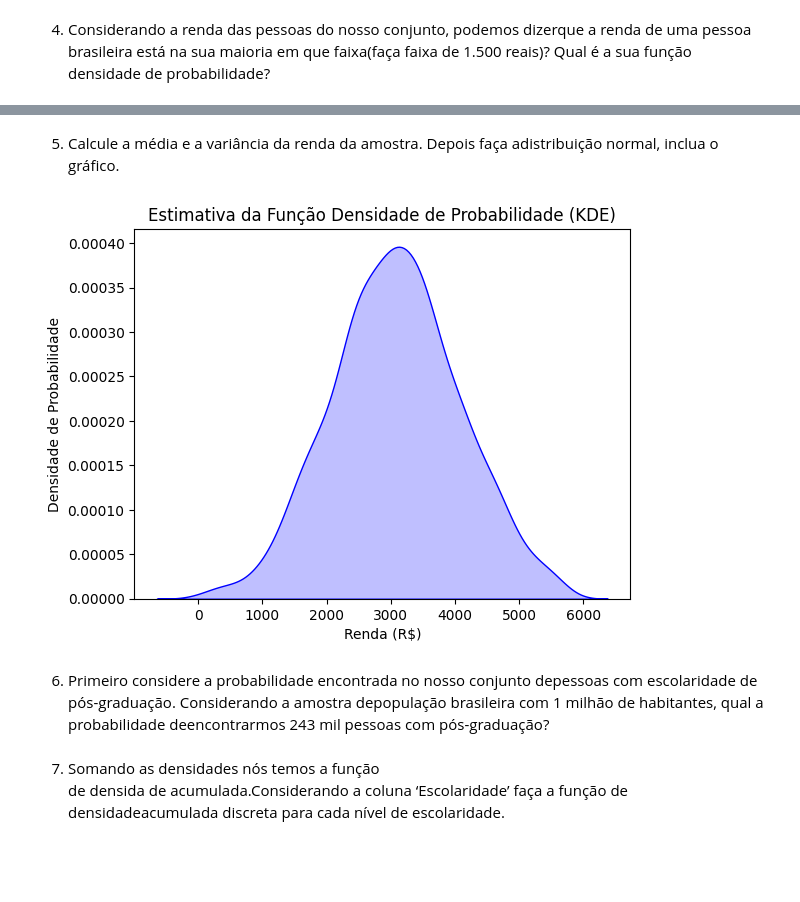
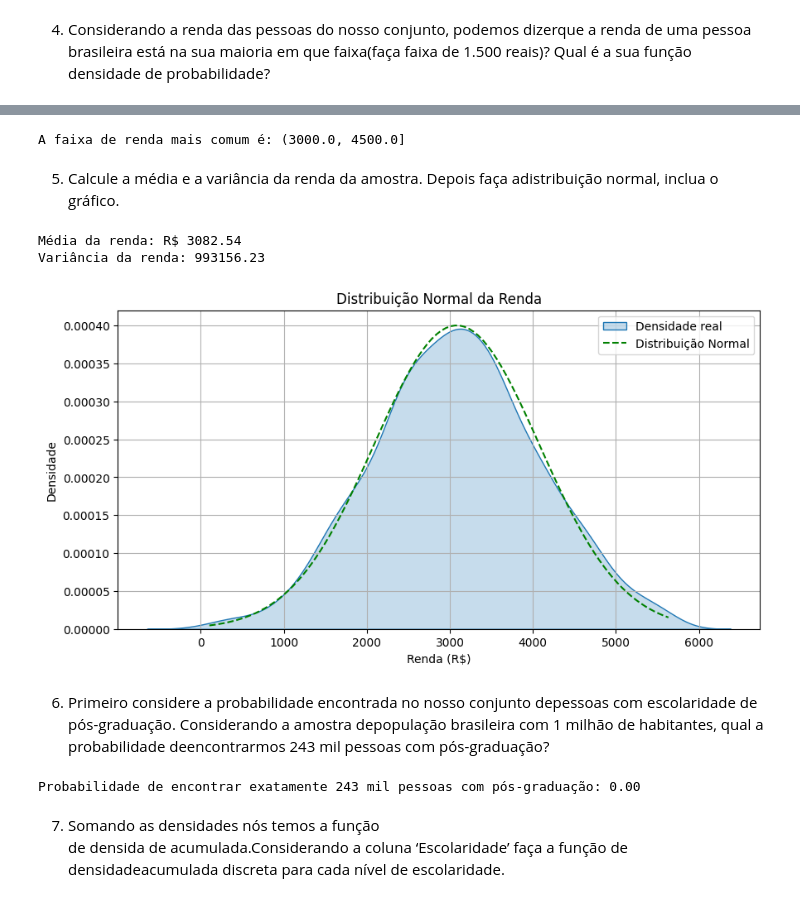
Before and after one commit to CristianaMoura/Desafios_Individuais_DadosWomakersCode, a Jupyter notebook: exer_prob_amostr/exer_prob_amost_Cris.ipynb.ipynb, the cells around one changed output, grey strips where cells are left out. Cells and saved outputs as stored; diff of their text form; code cells hidden in the pictures; blank space fills up the shorter version.

Commit message:
Exercicio probabilidade_amostragem FINALIZADO

```diff
--- a/exer_prob_amostr/exer_prob_amost_Cris.ipynb.ipynb
+++ b/exer_prob_amostr/exer_prob_amost_Cris.ipynb.ipynb
@@ -136,17 +103,72 @@ plt.show()
+# %%
+# Criar faixas de renda de 1.500 em 1.500
+df['faixa_renda'] = pd.cut(df['renda'], bins=np.arange(0, df['renda'].max() + 1500, 1500))
+
+# Contar quantas pessoas estão em cada faixa
+faixa_mais_comum = df['faixa_renda'].value_counts().idxmax()
+
+print(f'A faixa de renda mais comum é: {faixa_mais_comum}')
+# %% [output]
+A faixa de renda mais comum é: (3000.0, 4500.0]
 # %% [markdown]
 5. Calcule a média e a variância da renda da amostra. Depois faça adistribuição normal, inclua o gráfico.
-# %%
-import seaborn as sns
-
-sns.kdeplot(df["renda"], fill=True, color="blue")
-plt.xlabel("Renda (R$)")
-plt.ylabel("Densidade de Probabilidade")
-plt.title("Estimativa da Função Densidade de Probabilidade (KDE)")
-plt.show()
-# %% [output]
-[figure, removed]
+# %%
+# Calcular média e variância da renda
+media_renda = df['renda'].mean()
+variancia_renda = df['renda'].var()
+
+print(f'Média da renda: R$ {media_renda:.2f}')
+print(f'Variância da renda: {variancia_renda:.2f}')
+# %% [output]
+Média da renda: R$ 3082.54
+Variância da renda: 993156.23
+# %%
+# Calcular desvio padrão
+desvio_padrao_renda = np.sqrt(variancia_renda)
+
+# Criar valores para o eixo X (renda)
+x = np.linspace(df['renda'].min(), df['renda'].max(), 100)
+
+# Criar a distribuição normal teórica
+pdf = norm.pdf(x, media_renda, desvio_padrao_renda)
+
+# Criar o gráfico
+plt.figure(figsize=(10,5))
+
+# Plotar a densidade real da renda
+sns.kdeplot(df['renda'], fill=True, label='Densidade real')
+
+# Plotar a distribuição normal teórica
+plt.plot(x, pdf, label='Distribuição Normal', color='green', linestyle='dashed')
+
+# Ajustes do gráfico
+plt.xlabel('Renda (R$)')
+plt.ylabel('Densidade')
+plt.title('Distribuição Normal da Renda')
+plt.legend()
+plt.grid(True)
+plt.show()
+# %% [output]
+[figure, added]
 # %% [markdown]
 6.  Primeiro  considere  a  probabilidade  encontrada  no  nosso  conjunto  depessoas com escolaridade de pós-graduação. Considerando a amostra depopulação brasileira com 1 milhão de habitantes, qual a probabilidade deencontrarmos 243 mil pessoas com pós-graduação?
+# %%
+
+from scipy.stats import binom
+
+# Calcular a proporção de pessoas com pós-graduação na amostra
+p = len(df[df['escolaridade'] == 'Pós-Graduação']) / len(df)
+
+# Definir os valores do problema
+n = 1_000_000  # População de 1 milhão
+k = 243_000  # Queremos encontrar 243 mil pessoas com pós-graduação
+
+# Calcular a probabilidade usando a distribuição binomial
+prob = binom.pmf(k, n, p)
+
+print(f'Probabilidade de encontrar exatamente 243 mil pessoas com pós-graduação: {prob:.2f}')
+# %% [output]
+Probabilidade de encontrar exatamente 243 mil pessoas com pós-graduação: 0.00
 # %% [markdown]
 7.  Somando  as  densidades  nós  temos  a  função
     de  densida  de  acumulada.Considerando  a  coluna  ‘Escolaridade’  faça  a  função  de  densidadeacumulada discreta para cada nível de escolaridade.
```
Also changed, not shown: parts of 10 cells of this notebook.
